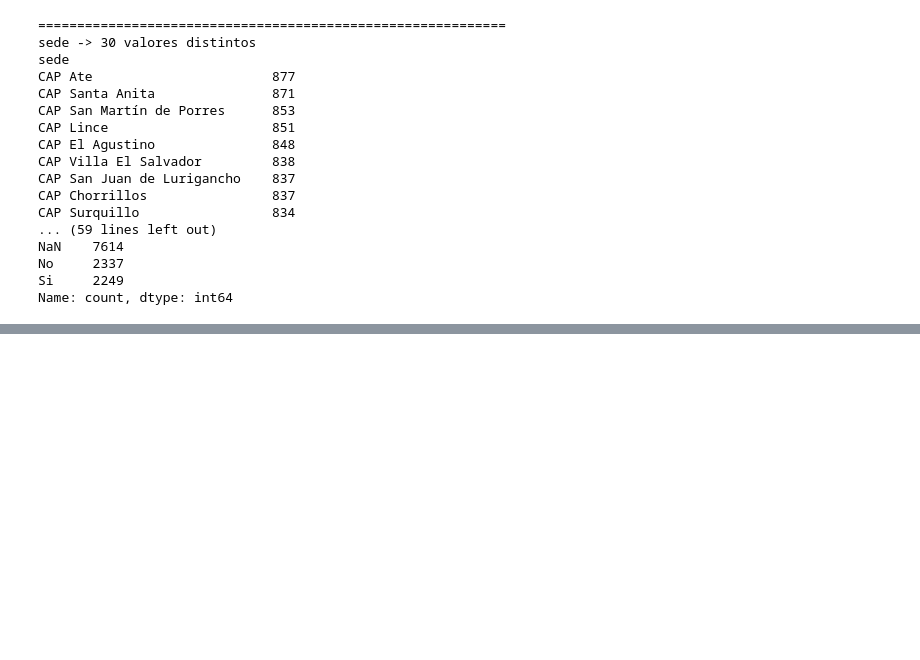
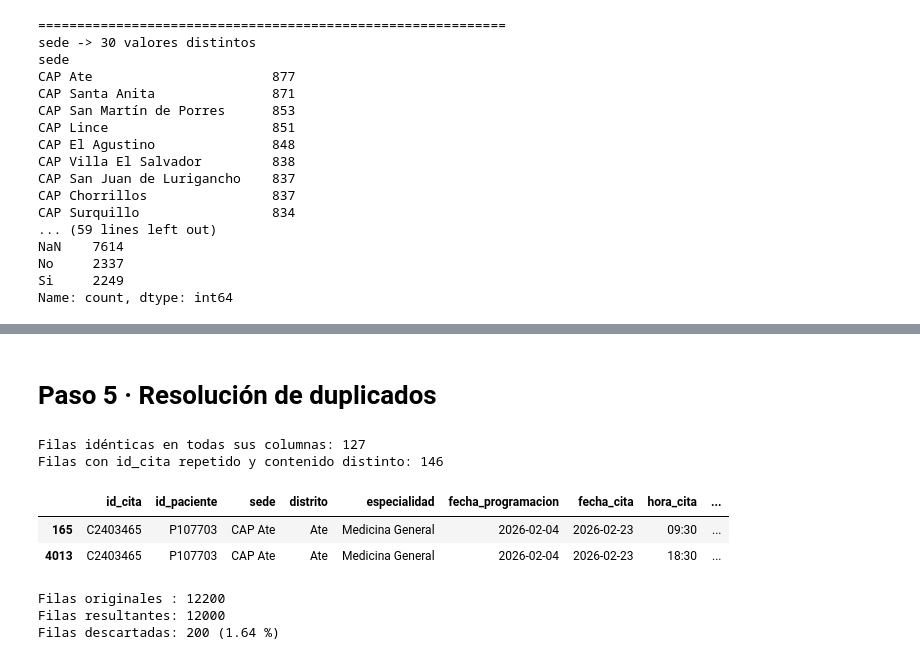
Before and after one commit to Gen54cw/Analitica-de-Datos-Tintaya-Daniel, a Jupyter notebook: laboratorios/LAB01_TintayaDaniel.ipynb, the cells around one changed output, grey strips where cells are left out. Saved outputs shown, nothing was run; the diff lists cells and outputs as text; code cells hidden in the pictures; blank space fills up the shorter version.

```diff
--- a/laboratorios/LAB01_TintayaDaniel.ipynb
+++ b/laboratorios/LAB01_TintayaDaniel.ipynb
@@ -167,0 +220,19 @@ Name: count, dtype: int64
+# %%
+def parse_fecha(serie):
+    iso = pd.to_datetime(serie, format="%Y-%m-%d", errors="coerce")
+    lat = pd.to_datetime(serie, format="%d/%m/%Y", errors="coerce")
+    return iso.fillna(lat)
+
+
+citas["fecha_cita_dt"] = parse_fecha(citas["fecha_cita"])
+citas["fecha_prog_dt"] = parse_fecha(citas["fecha_programacion"])
+
+print("fecha_cita no interpretadas :", citas["fecha_cita_dt"].isna().sum())
+print("fecha_programacion no interpretadas :", citas["fecha_prog_dt"].isna().sum())
+
+print(
+    "rango de fechas de cita:",
+    citas["fecha_cita_dt"].min().date(),
+    "a",
+    citas["fecha_cita_dt"].max().date()
+)
@@ -167,0 +257,35 @@ Name: count, dtype: int64
+# %% [markdown]
+# Paso 5 · Resolución de duplicados
+# %%
+# a) Duplicados exactos
+dup_exactos = citas.duplicated().sum()
+print("Filas idénticas en todas sus columnas:", dup_exactos)
+
+# b) Identificadores repetidos con contenido distinto
+citas_sin_exactos = citas.drop_duplicates()
+mask = citas_sin_exactos["id_cita"].duplicated(keep=False)
+print("Filas con id_cita repetido y contenido distinto:", mask.sum())
+
+# Inspeccione un caso concreto antes de decidir
+ejemplo = citas_sin_exactos.loc[mask, "id_cita"].iloc[0]
+display(citas_sin_exactos[citas_sin_exactos["id_cita"] == ejemplo])
+# %% [output]
+Filas idénticas en todas sus columnas: 127
+Filas con id_cita repetido y contenido distinto: 146
+|  | id_cita | id_paciente | sede | distrito | especialidad | fecha_programacion | fecha_cita | hora_cita | ... |
+| 165 | C2403465 | P107703 | CAP Ate | Ate | Medicina General | 2026-02-04 | 2026-02-23 | 09:30 | ... |
+| 4013 | C2403465 | P107703 | CAP Ate | Ate | Medicina General | 2026-02-04 | 2026-02-23 | 18:30 | ... |
+# %%
+citas_lim = (citas
+    .drop_duplicates() # elimina exactos
+    .drop_duplicates(subset="id_cita", keep="first") # conserva primera versión
+    .reset_index(drop=True))
+
+print("Filas originales :", len(citas))
+print("Filas resultantes:", len(citas_lim))
+print("Filas descartadas:", len(citas) - len(citas_lim),
+      f"({(len(citas)-len(citas_lim))/len(citas)*100:.2f} %)")
+# %% [output]
+Filas originales : 12200
+Filas resultantes: 12000
+Filas descartadas: 200 (1.64 %)
```
Also changed, not shown: parts of 15 cells of this notebook.
